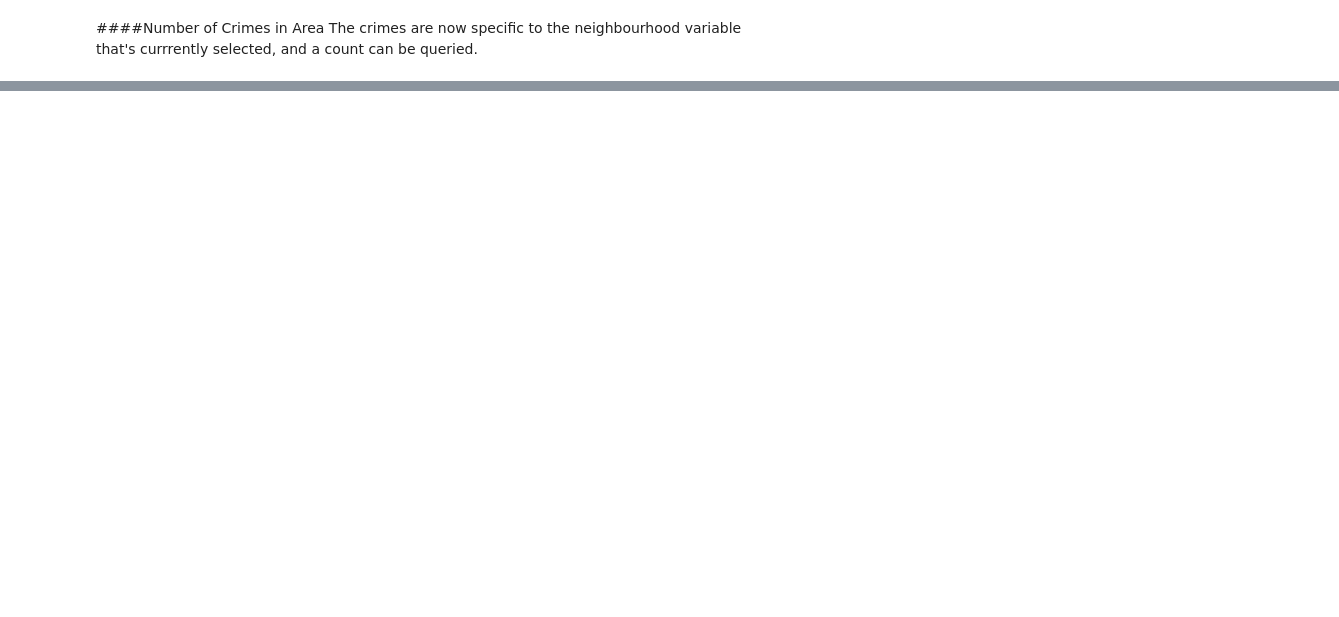
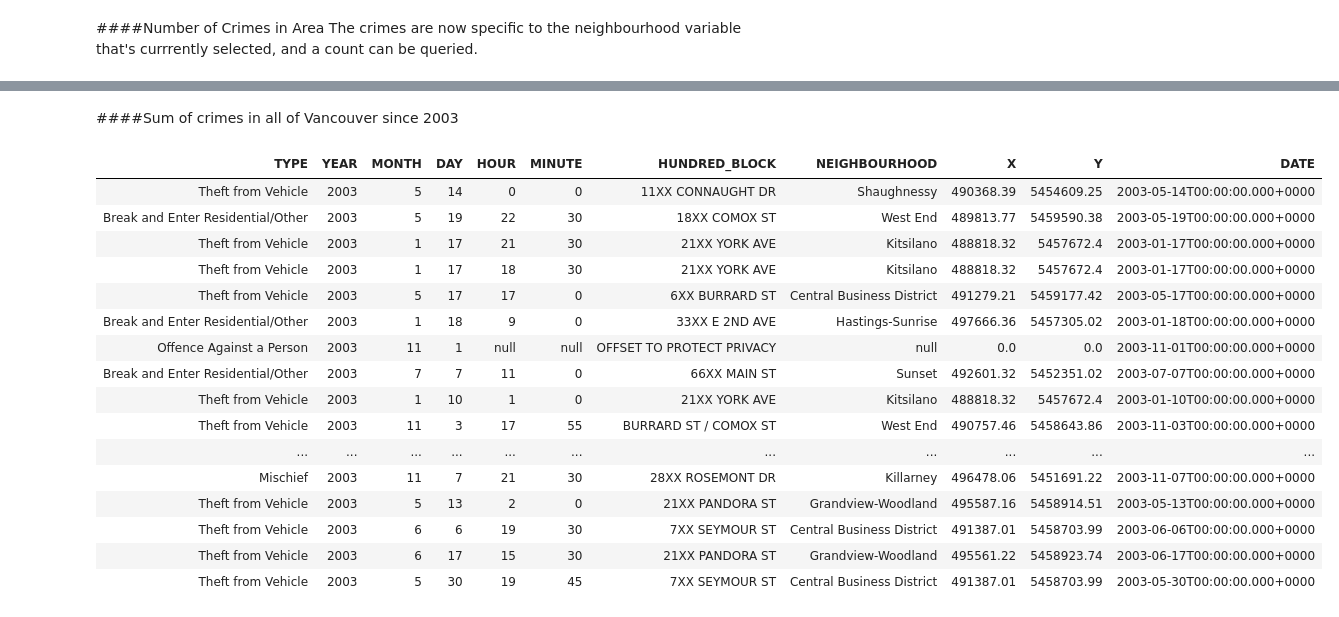
Before and after one commit to lukejohnhansen/Van-Crime, a Jupyter notebook: vancouver_crimes.ipynb, the cells around one changed output, grey strips where cells are left out. Drawn from its saved outputs; the diff is of its cells as text; code cells hidden in the pictures; blank space fills up the shorter version.

```diff
--- a/vancouver_crimes.ipynb
+++ b/vancouver_crimes.ipynb
@@ -181,0 +141,12 @@ display(hpi_df)
+# %%
+from pyspark.sql.functions import concat, col, lit
+from pyspark.sql import functions as sf
+import pyspark.sql
+
+# make the DATE column by concatenating the YEAR and MONTH columns
+#crime_df = crime_df.withColumn('YYYYMM',
+#                    sf.concat(sf.col('YEAR'),sf.lit('-'), sf.col('MONTH')))
+#crime_df.select(sf.to_timestamp(crime_df.YYYYMM, 'yyyy-MM').alias('DATE')).collect()
+
+full_crime_df = full_crime_df.withColumn('DATE',
+    sf.from_unixtime(sf.unix_timestamp(sf.concat(sf.col('YEAR'), sf.lit('-'), sf.col('MONTH'), sf.lit('-'), sf.col("DAY")), 'yyyy-MM-dd')).cast("timestamp"))
@@ -181,0 +155,23 @@ display(hpi_df)
+# %% [markdown]
+####Sum of crimes in all of Vancouver since 2003
+# %%
+data = full_crime_df.filter(full_crime_df["YEAR"] != "2019")
+display(data)
+# %% [output]
+| TYPE | YEAR | MONTH | DAY | HOUR | MINUTE | HUNDRED_BLOCK | NEIGHBOURHOOD | X | Y | DATE |
+| Theft from Vehicle | 2003 | 5 | 14 | 0 | 0 | 11XX CONNAUGHT DR | Shaughnessy | 490368.39 | 5454609.25 | 2003-05-14T00:00:00.000+0000 |
+| Break and Enter Residential/Other | 2003 | 5 | 19 | 22 | 30 | 18XX COMOX ST | West End | 489813.77 | 5459590.38 | 2003-05-19T00:00:00.000+0000 |
+| Theft from Vehicle | 2003 | 1 | 17 | 21 | 30 | 21XX YORK AVE | Kitsilano | 488818.32 | 5457672.4 | 2003-01-17T00:00:00.000+0000 |
+| Theft from Vehicle | 2003 | 1 | 17 | 18 | 30 | 21XX YORK AVE | Kitsilano | 488818.32 | 5457672.4 | 2003-01-17T00:00:00.000+0000 |
+| Theft from Vehicle | 2003 | 5 | 17 | 17 | 0 | 6XX BURRARD ST | Central Business District | 491279.21 | 5459177.42 | 2003-05-17T00:00:00.000+0000 |
+| Break and Enter Residential/Other | 2003 | 1 | 18 | 9 | 0 | 33XX E 2ND AVE | Hastings-Sunrise | 497666.36 | 5457305.02 | 2003-01-18T00:00:00.000+0000 |
+| Offence Against a Person | 2003 | 11 | 1 | null | null | OFFSET TO PROTECT PRIVACY | null | 0.0 | 0.0 | 2003-11-01T00:00:00.000+0000 |
+| Break and Enter Residential/Other | 2003 | 7 | 7 | 11 | 0 | 66XX MAIN ST | Sunset | 492601.32 | 5452351.02 | 2003-07-07T00:00:00.000+0000 |
+| Theft from Vehicle | 2003 | 1 | 10 | 1 | 0 | 21XX YORK AVE | Kitsilano | 488818.32 | 5457672.4 | 2003-01-10T00:00:00.000+0000 |
+| Theft from Vehicle | 2003 | 11 | 3 | 17 | 55 | BURRARD ST / COMOX ST | West End | 490757.46 | 5458643.86 | 2003-11-03T00:00:00.000+0000 |
+| ... | ... | ... | ... | ... | ... | ... | ... | ... | ... | ... |
+| Mischief | 2003 | 11 | 7 | 21 | 30 | 28XX ROSEMONT DR | Killarney | 496478.06 | 5451691.22 | 2003-11-07T00:00:00.000+0000 |
+| Theft from Vehicle | 2003 | 5 | 13 | 2 | 0 | 21XX PANDORA ST | Grandview-Woodland | 495587.16 | 5458914.51 | 2003-05-13T00:00:00.000+0000 |
+| Theft from Vehicle | 2003 | 6 | 6 | 19 | 30 | 7XX SEYMOUR ST | Central Business District | 491387.01 | 5458703.99 | 2003-06-06T00:00:00.000+0000 |
+| Theft from Vehicle | 2003 | 6 | 17 | 15 | 30 | 21XX PANDORA ST | Grandview-Woodland | 495561.22 | 5458923.74 | 2003-06-17T00:00:00.000+0000 |
+| Theft from Vehicle | 2003 | 5 | 30 | 19 | 45 | 7XX SEYMOUR ST | Central Business District | 491387.01 | 5458703.99 | 2003-05-30T00:00:00.000+0000 |
```
Also changed, not shown: parts of 37 cells of this notebook, 17 other files.
